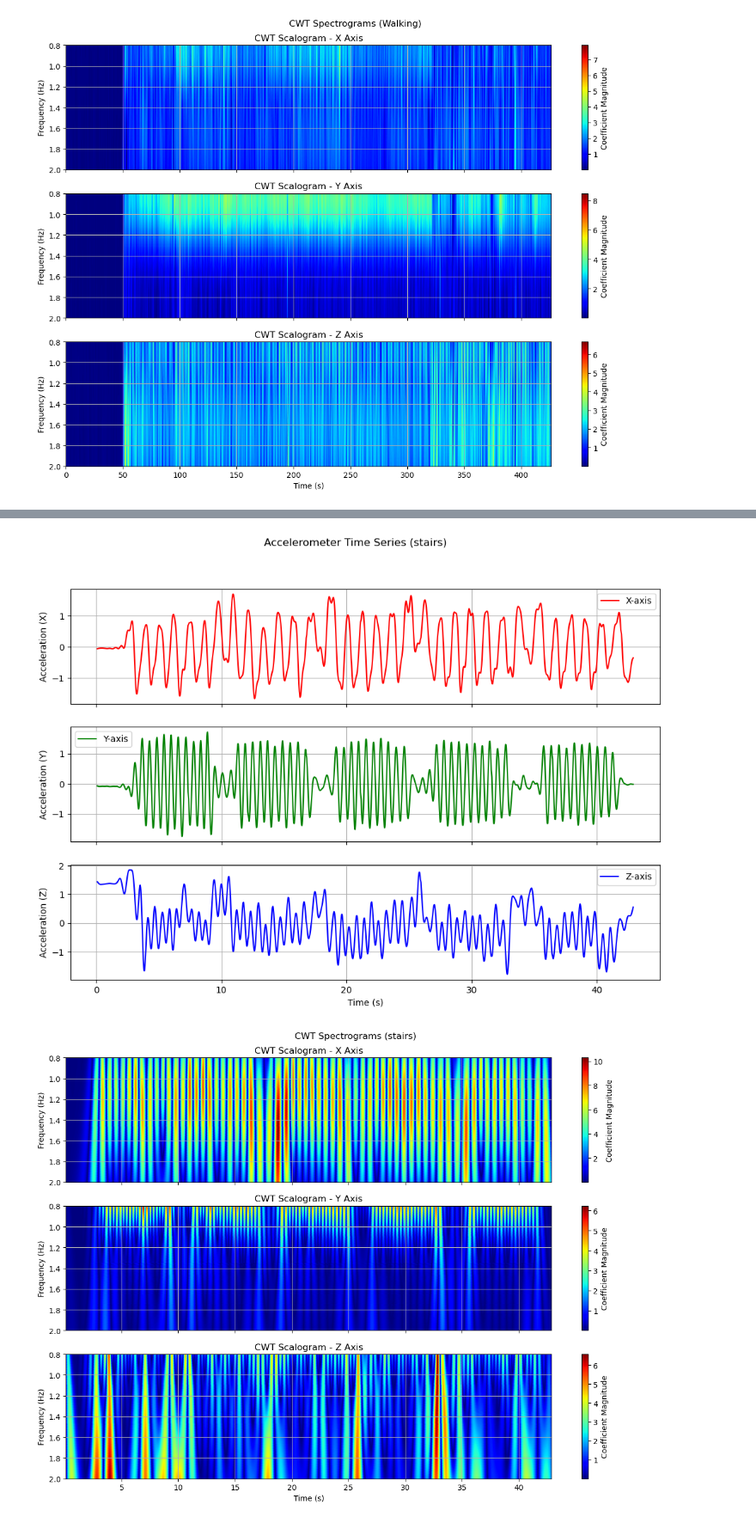
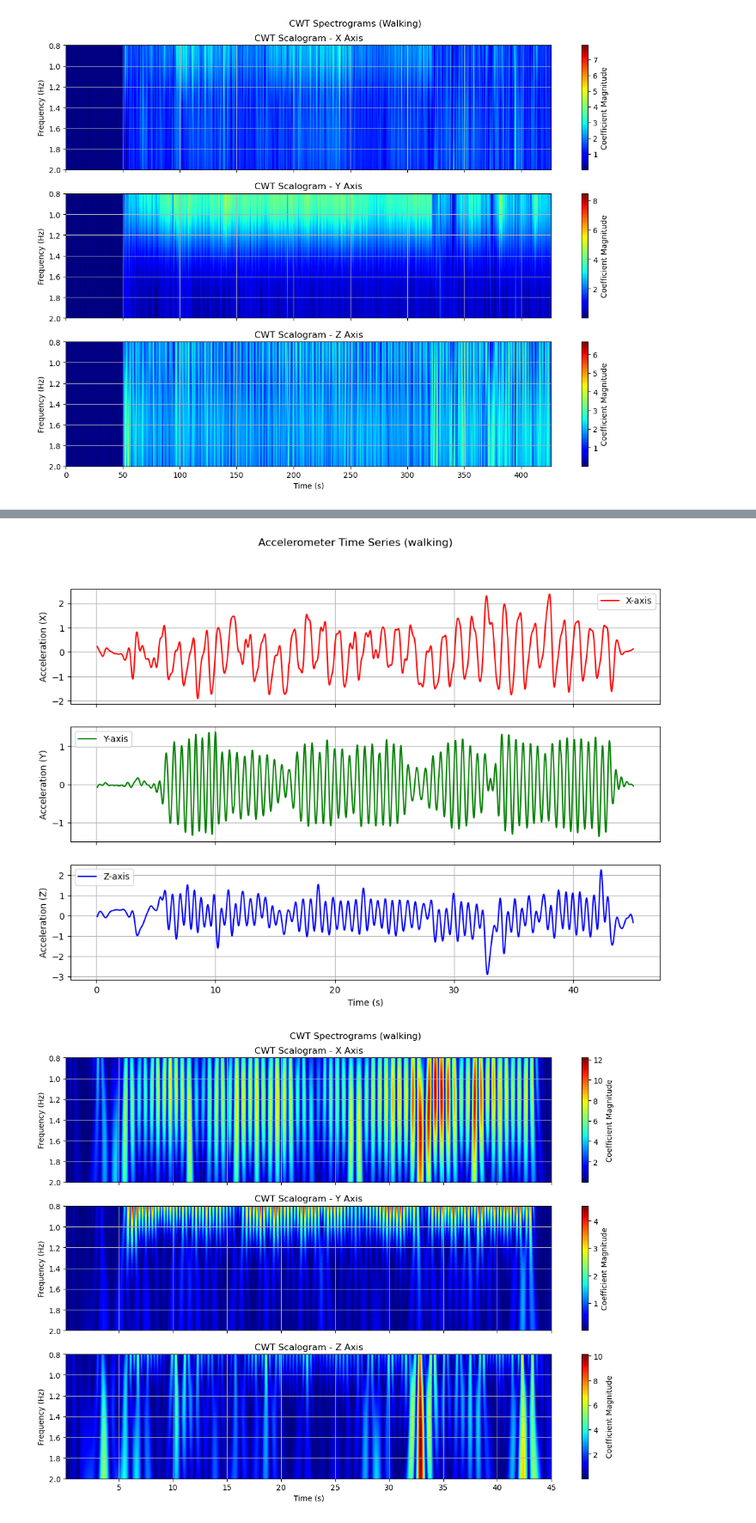
Before and after one commit to tanobar/ISPR_Midterms, a Jupyter notebook: midterm1/test.ipynb, the cells around one changed output, grey strips where cells are left out. Shown at 86% size. Saved outputs shown, nothing was run; the diff lists cells and outputs as text; code cells hidden in the pictures.

```diff
--- a/midterm1/test.ipynb
+++ b/midterm1/test.ipynb
@@ -7,9 +7,9 @@ from sklearn.preprocessing import StandardScaler, MinMaxScaler
 from sklearn.pipeline import Pipeline
 import matplotlib.pyplot as plt
 # %%
-def low_pass_filter(data, threshold = 1): # the flter cut off frequencies over the threshold
+def low_pass_filter(data, fs=52, threshold = 1): # the flter cut off frequencies over the threshold
     # Create the low pass butterworth filter that will filter at a frequency equal to the threshold
-    b, a = scipy.signal.butter(8, threshold, 'low', fs=52)
+    b, a = scipy.signal.butter(8, threshold, 'low', fs=fs)
     # Apply the filter to the data
     data['X'] = scipy.signal.filtfilt(b, a, data['X'])
     data['Y'] = scipy.signal.filtfilt(b, a, data['Y'])
@@ -32,7 +32,7 @@ def preprocess_data(data, fs=52, low_pass=False, low_pass_freq=1):
     new_data[['X', 'Y', 'Z']] = scaler.fit_transform(new_data[['X', 'Y', 'Z']])
 
     if low_pass:
-        new_data = low_pass_filter(new_data, threshold=low_pass_freq)
+        new_data = low_pass_filter(new_data, fs=fs, threshold=low_pass_freq)
     return new_data
 # %%
 def plot_time_series(data, activity):
@@ -173,16 +188,15 @@ plot_cwt_spectrograms(walking, sombrero, "Walking", freq_min=0.8, freq_max=2)
 # %%
 # Load the data from the CSV file
-data_walking = pd.read_csv(f'./dataset/stairs.csv')
+data_walking = pd.read_csv(f'./dataset/walking.csv')
 
 # Clean the data
-CUTOFF_FREQ = 2
 data_walking = preprocess_data(data_walking, low_pass=True, low_pass_freq=2)
 
 # Plot the time series data for the activity of walking
-plot_time_series(data_walking, "stairs")
+plot_time_series(data_walking, "walking")
 
 # Plot the CWT spectrograms for the activity of walking
-plot_cwt_spectrograms(data_walking, sombrero, "stairs", fs=100 ,freq_min=0.8, freq_max=2)
+plot_cwt_spectrograms(data_walking, sombrero, "walking", fs=100 ,freq_min=0.8, freq_max=2)
 # %% [output]
-[figure, old version]
+[figure, new version]
-[figure, old version]
+[figure, new version]
```
Also changed, not shown: parts of 1 cell of this notebook, 1 other file.
